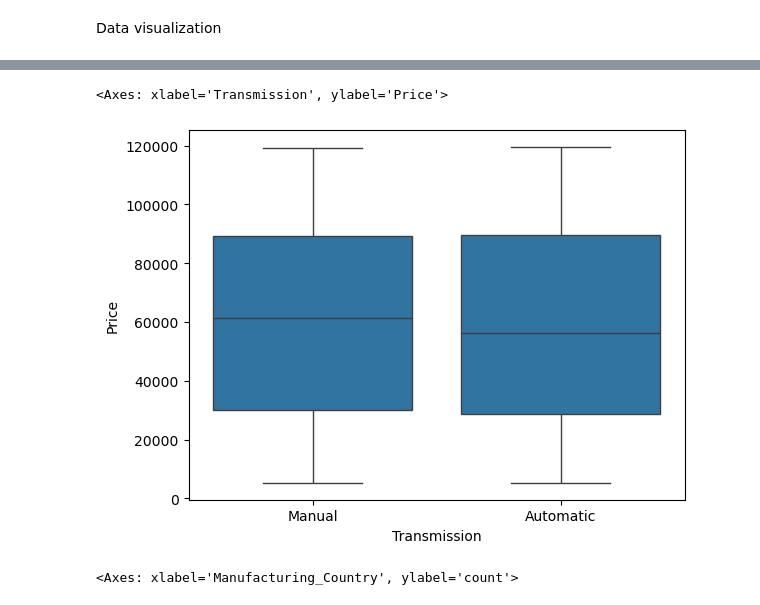
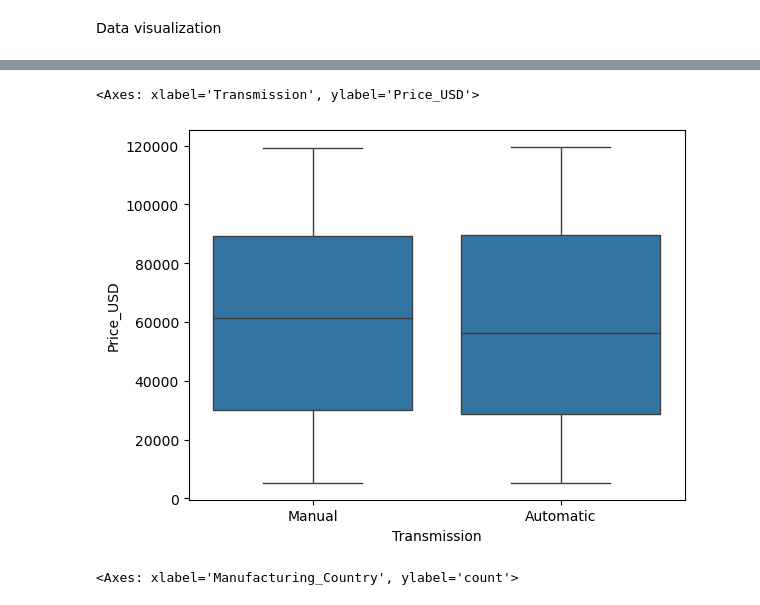
Before and after one commit to AnujrajShrestha/car_price_prediction, a Jupyter notebook: prediction.ipynb, the cells around one changed output, grey strips where cells are left out. Drawn from its saved outputs; the diff is of its cells as text; code cells hidden in the pictures.

```diff
--- a/prediction.ipynb
+++ b/prediction.ipynb
@@ -120,6 +122,3 @@ array(['Premium', 'Mid-Range', 'Budget', 'Luxury'], dtype=object)
 df['Age_Category'].unique()
 # %% [output]
 array(['Old', 'New', 'Moderate', 'Recent'], dtype=object)
-# %%
-df['Price']=df['Price_USD'].astype(int)
-df.head()
@@ -205,8 +158,8 @@ sns.histplot(df['Price'],bins=50,kde=True)
 # %%
-sns.boxplot(data=df,x='Transmission',y='Price')
+sns.boxplot(data=df,x='Transmission',y='Price_USD')
 # %% [output]
-<Axes: xlabel='Transmission', ylabel='Price'>
+<Axes: xlabel='Transmission', ylabel='Price_USD'>
-[figure, old version]
+[figure, new version]
 # %%
 sns.countplot(x=df['Manufacturing_Country'])
 # %% [output]
```
Also changed, not shown: parts of 41 cells of this notebook, 2 other files.
